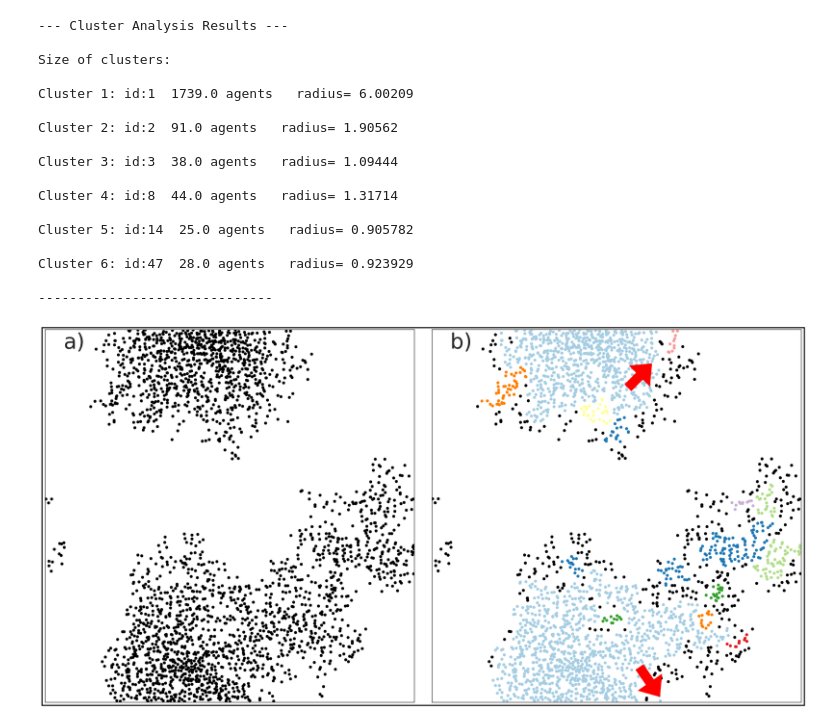
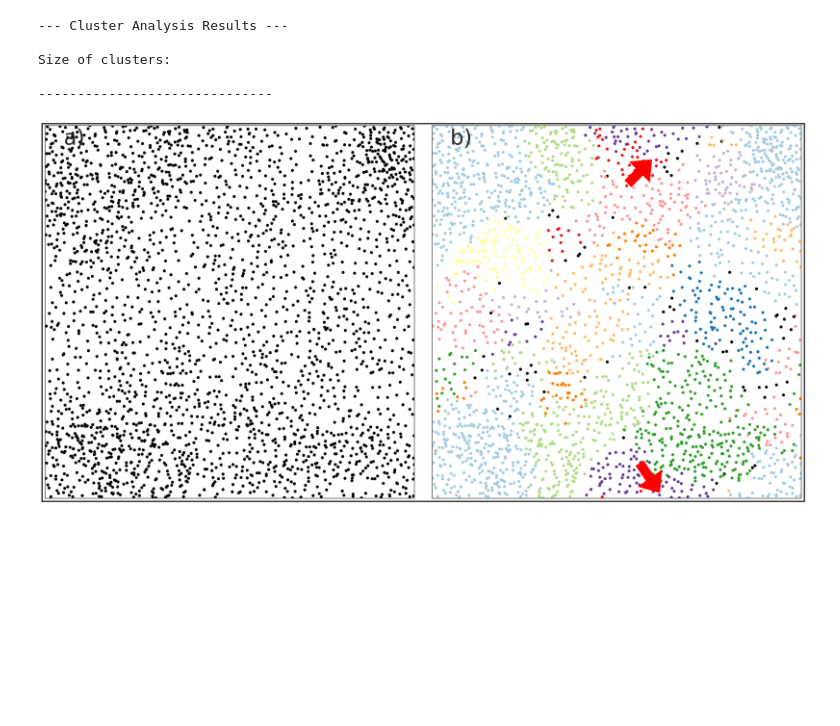
Before and after one commit to m0hitgaur/Vicsek-model_vision, a Jupyter notebook: visualize.ipynb, the cells around one changed output. Saved outputs shown, nothing was run; the diff lists cells and outputs as text; code cells hidden in the pictures; blank space fills up the shorter version.

```diff
--- a/visualize.ipynb
+++ b/visualize.ipynb
@@ -224,12 +224,12 @@ def load_data(path):
 Lx=32
 Ly=32
 N=2560
-current_angle=180
+current_angle=45
 current_angle_str=r"\pi/4"
-current_noise=0.05
+current_noise=2
 current_noise_str="0.05"
-current_trial=0
-current_time=5000
+current_trial=4
+current_time=8400
 label=["a)","b)"]
 # --- Load Data ---
 path_template_x = os.path.join(current_directory, f'Angle_{current_angle}', f'Noise_{current_noise}', 'flockingdata', f'positionx_{current_trial}_{current_time}_.dat')
@@ -277,9 +277,11 @@ print("--- Cluster Analysis Results ---\n")
 print("Size of clusters:\n")
 # Sort cluster keys for consistent output
 n=1
+
 for k,i in enumerate(mass):
     for j,clus in enumerate(cluster):
         if(len(clus)==i):
+            print(len(clus),i,"\n")
             print(f"Cluster {n}: id:{j+1}  {i} agents   radius= {radius[k]}\n")
             n+=1
 
@@ -343,43 +345,31 @@ axes[1].arrow(
     1,              # length of the arrow along y
     width=0.8,       # Thickness of the arrow body
     head_width=2.5,  # Width of the arrowhead
     head_length=1.5, # Length of the arrowhead
     fc='red',       # Fill color
     ec='red'    # Edge color
 )
 line = plt.Line2D([0.003, 0.003], [0.006, 0.991], transform=fig.transFigure, color="black", linewidth=2)
 fig.add_artist(line)
 
 #vertical 5
 line = plt.Line2D([0.997,0.997], [0.006, 0.991], transform=fig.transFigure, color="black", linewidth=2)
 fig.add_artist(line)
 
 #horizontal 4 (top=>bottom)
 line = plt.Line2D([0.003, 0.997], [0.991, 0.991], transform=fig.transFigure, color="black", linewidth=2)
 fig.add_artist(line)
 
 #horizontal 1
 line = plt.Line2D([0.003, 0.997], [0.006,0.006], transform=fig.transFigure, color="black", linewidth=2)
 fig.add_artist(line)
 plt.tight_layout()
 plt.subplots_adjust(left=0.007,bottom=0.014,right=0.993,top=0.986,wspace=0.048,hspace=0.2)
 plt.show()
 # %% [output]
 --- Cluster Analysis Results ---
 
 Size of clusters:
 
-Cluster 1: id:1  1739.0 agents   radius= 6.00209
-
-Cluster 2: id:2  91.0 agents   radius= 1.90562
-
-Cluster 3: id:3  38.0 agents   radius= 1.09444
-
-Cluster 4: id:8  44.0 agents   radius= 1.31714
-
-Cluster 5: id:14  25.0 agents   radius= 0.905782
-
-Cluster 6: id:47  28.0 agents   radius= 0.923929
-
 ------------------------------
-[figure, old version]
+[figure, new version]
```
Also changed, not shown: parts of 2 cells of this notebook, 9 other files.
